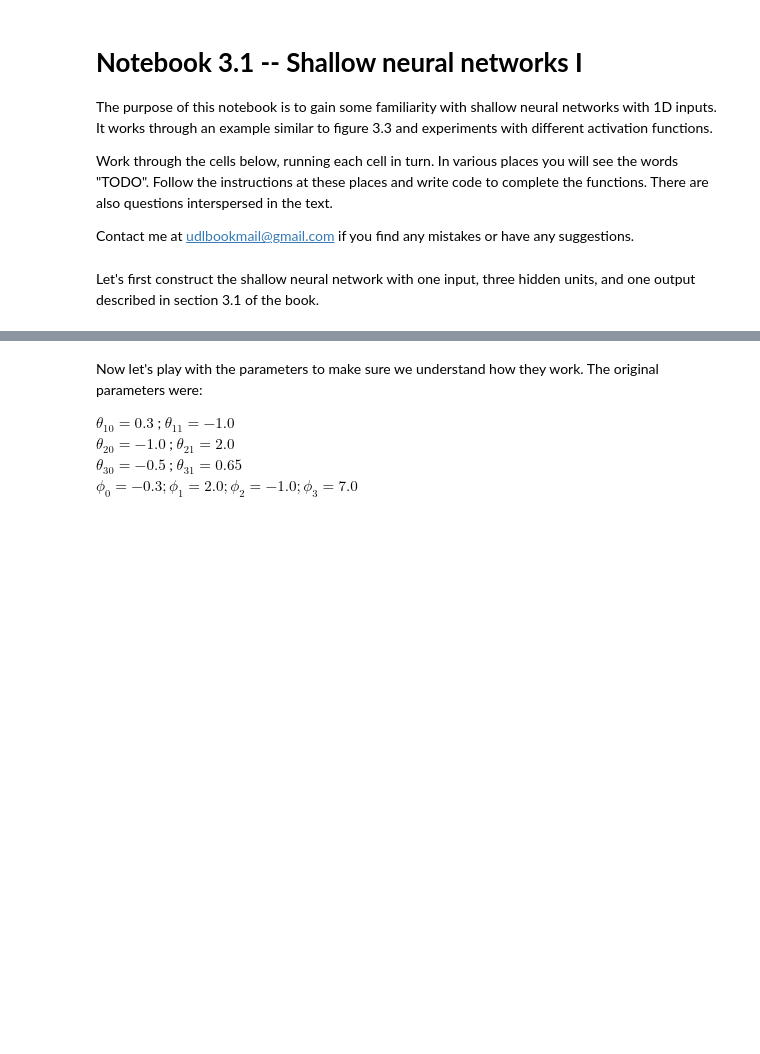
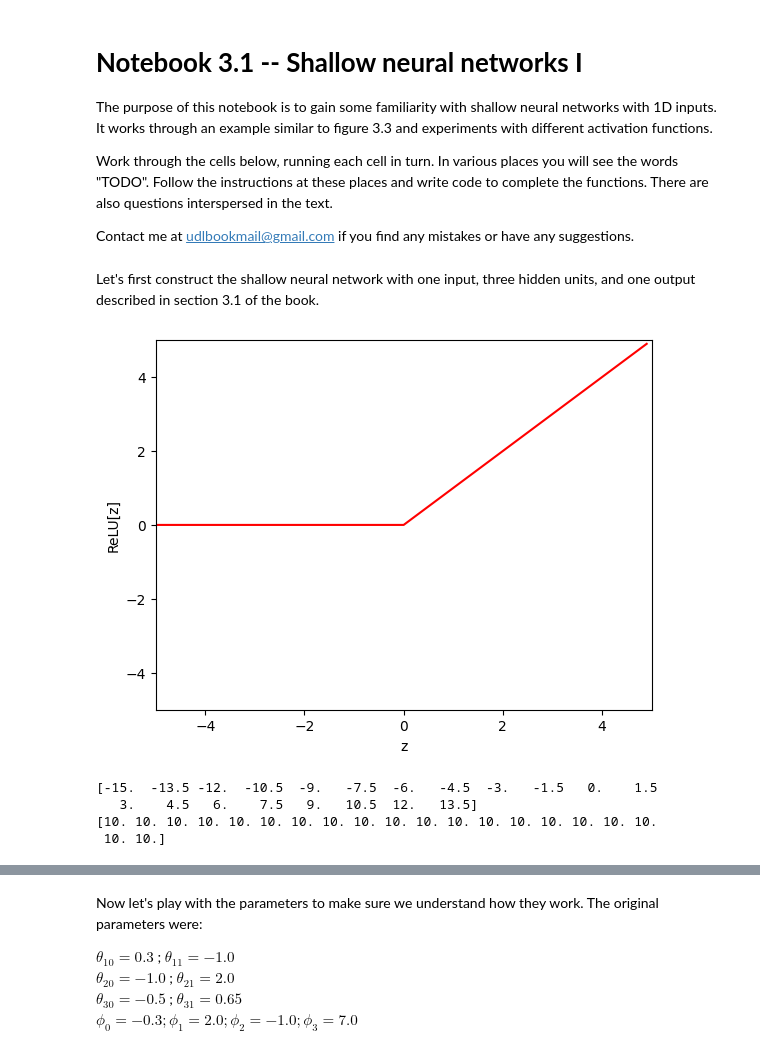
Before and after one commit to Mahdi-A98/edlbook, a Jupyter notebook: Notebooks/Chap03/3_1_Shallow_Networks_I.ipynb, the cells around one changed output, grey strips where cells are left out. Cells and saved outputs as stored; diff of their text form; code cells hidden in the pictures; blank space fills up the shorter version.

```diff
--- a/Notebooks/Chap03/3_1_Shallow_Networks_I.ipynb
+++ b/Notebooks/Chap03/3_1_Shallow_Networks_I.ipynb
@@ -24,20 +24,32 @@ def ReLU(preactivation):
   # One way to do this is with the ndarray "clip" function
   # https://numpy.org/doc/stable/reference/generated/numpy.ndarray.clip.html
   activation = np.zeros_like(preactivation);
-
+  activation = preactivation.clip(min=0)
   return activation
 # %%
 # Make an array of inputs
 z = np.arange(-5,5,0.1)
 RelU_z = ReLU(z)
 
 # Plot the ReLU function
 fig, ax = plt.subplots()
 ax.plot(z,RelU_z,'r-')
 ax.set_xlim([-5,5]);ax.set_ylim([-5,5])
 ax.set_xlabel('z'); ax.set_ylabel('ReLU[z]')
-ax.set_aspect('equal')
+# ax.set_aspect('equal')
 plt.show()
+# %% [output]
+[figure, added]
+# %%
+arr = np.arange(-5, 5, 0.5)
+z_arr = np.zeros_like(arr)
+print(arr.dot(3))
+print(z_arr + 10)
+# %% [output]
+[-15.  -13.5 -12.  -10.5  -9.   -7.5  -6.   -4.5  -3.   -1.5   0.    1.5
+   3.    4.5   6.    7.5   9.   10.5  12.   13.5]
+[10. 10. 10. 10. 10. 10. 10. 10. 10. 10. 10. 10. 10. 10. 10. 10. 10. 10.
+ 10. 10.]
 # %%
 # Define a shallow neural network with, one input, one output, and three hidden units
 def shallow_1_1_3(x, activation_fn, phi_0,phi_1,phi_2,phi_3, theta_10, theta_11, theta_20, theta_21, theta_30, theta_31):
```
Also changed, not shown: parts of 5 cells of this notebook.
